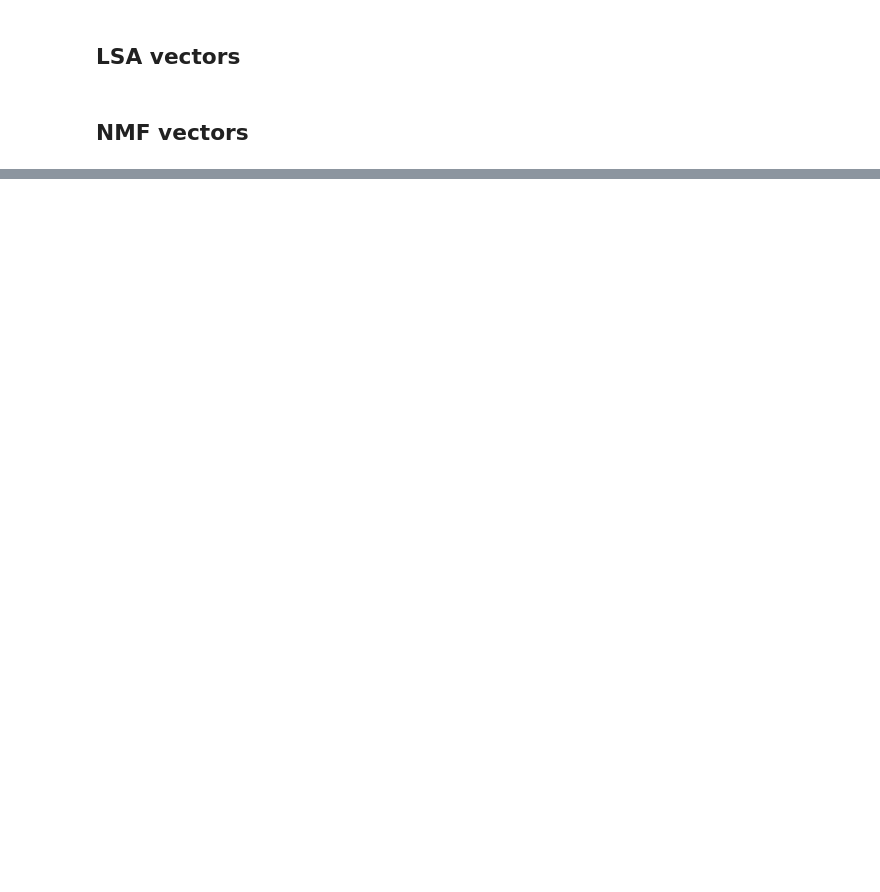
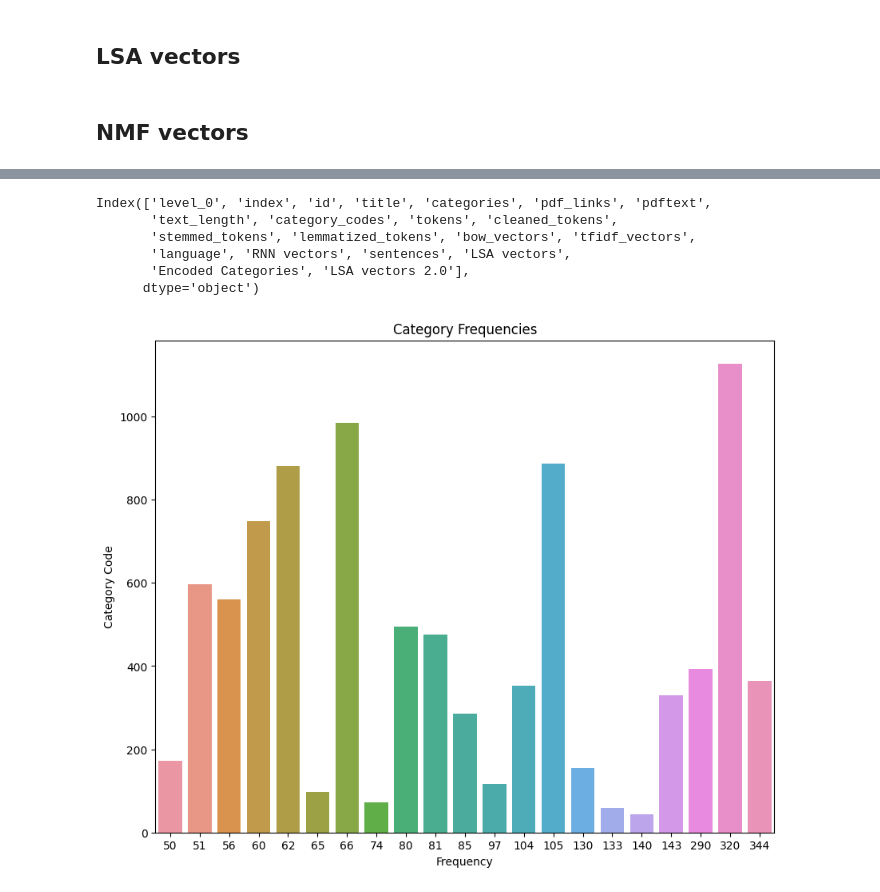
Before and after one commit to nimanshijha/PDF_vector_embeddings, a Jupyter notebook: submission.ipynb, the cells around one changed output, grey strips where cells are left out. Drawn from its saved outputs; the diff is of its cells as text; code cells hidden in the pictures; blank space fills up the shorter version.

```diff
--- a/submission.ipynb
+++ b/submission.ipynb
@@ -853,0 +1223,30 @@ print(f"F1-score: {f1score_nmf}")
+# %%
+df.columns
+# %% [output]
+Index(['level_0', 'index', 'id', 'title', 'categories', 'pdf_links', 'pdftext',
+       'text_length', 'category_codes', 'tokens', 'cleaned_tokens',
+       'stemmed_tokens', 'lemmatized_tokens', 'bow_vectors', 'tfidf_vectors',
+       'language', 'RNN vectors', 'sentences', 'LSA vectors',
+       'Encoded Categories', 'LSA vectors 2.0'],
+      dtype='object')
+# %%
+import seaborn as sns
+import matplotlib.pyplot as plt
+
+# Assuming your data is stored in a pandas DataFrame called 'df'
+category_codes = df['Encoded Categories']
+category_counts = category_codes.value_counts()
+
+# Filter out categories with frequency less than 50
+category_counts = category_counts[category_counts >= 50]
+
+# Create bar chart with customizations
+fig, ax = plt.subplots(figsize=(10, 8))
+sns.barplot(y=category_counts.index, x=category_counts.values, ax=ax)
+ax.set_title('Category Frequencies')
+ax.set_xlabel('Frequency')
+ax.set_ylabel('Category Code')
+
+plt.show()
+# %% [output]
+[figure, added]
```
Also changed, not shown: parts of 42 cells of this notebook.
